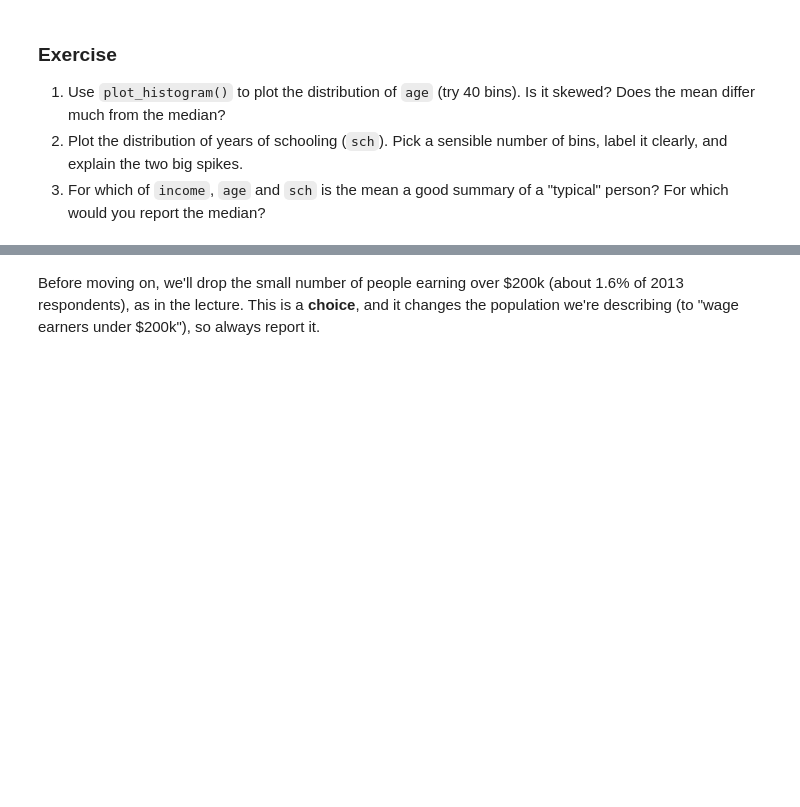
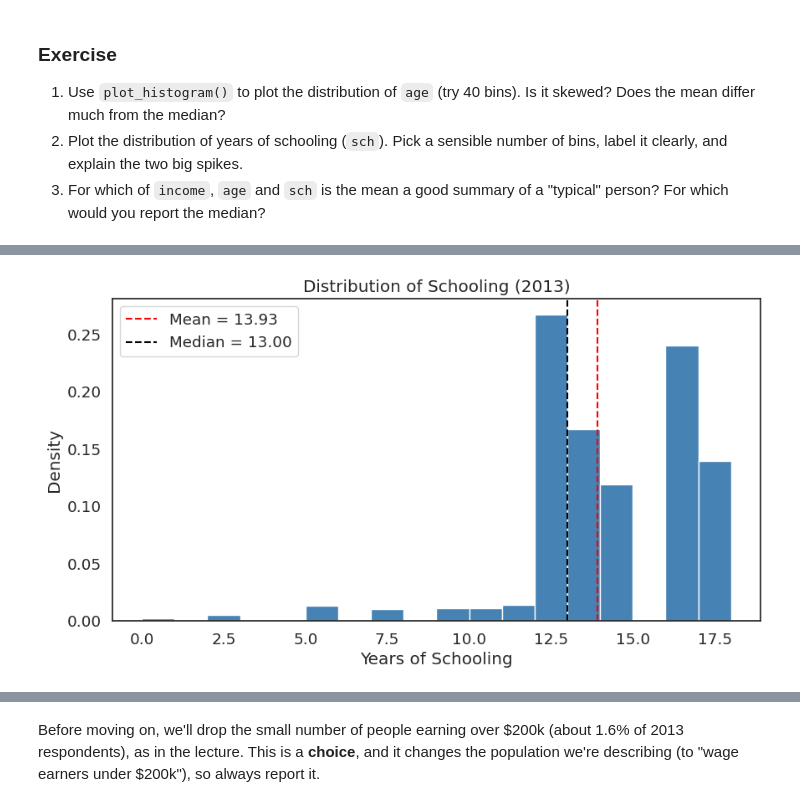
Before and after one commit to AlexiaNabok28/QM2, a Jupyter notebook: notebooks/W05. Distributions and Basic Statistics.ipynb, the cells around one changed output, grey strips where cells are left out. Saved outputs shown, nothing was run; the diff lists cells and outputs as text; code cells hidden in the pictures; blank space fills up the shorter version.

```diff
--- a/notebooks/W05. Distributions and Basic Statistics.ipynb
+++ b/notebooks/W05. Distributions and Basic Statistics.ipynb
@@ -312,0 +347,6 @@ plt.legend(); plt.show()
+# %%
+# 2.
+# Since years of schooling are integer values (mostly 0 to 18), 18 bins is a natural choice.
+plot_histogram(df["sch"], bins=18, xlab="Years of Schooling", title="Distribution of Schooling (2013)")
+# %% [output]
+[figure, added]
```
Also changed, not shown: parts of 24 cells of this notebook.
